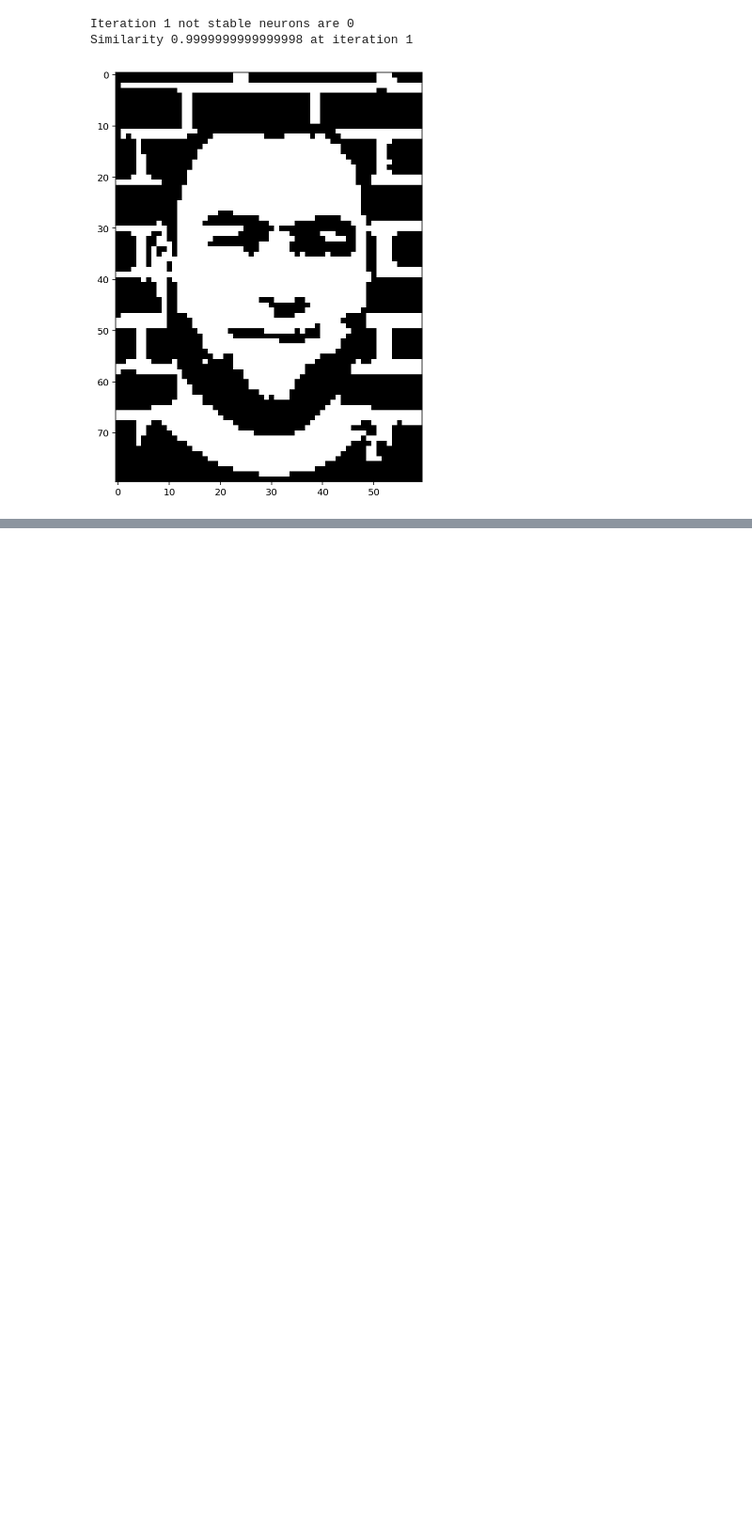
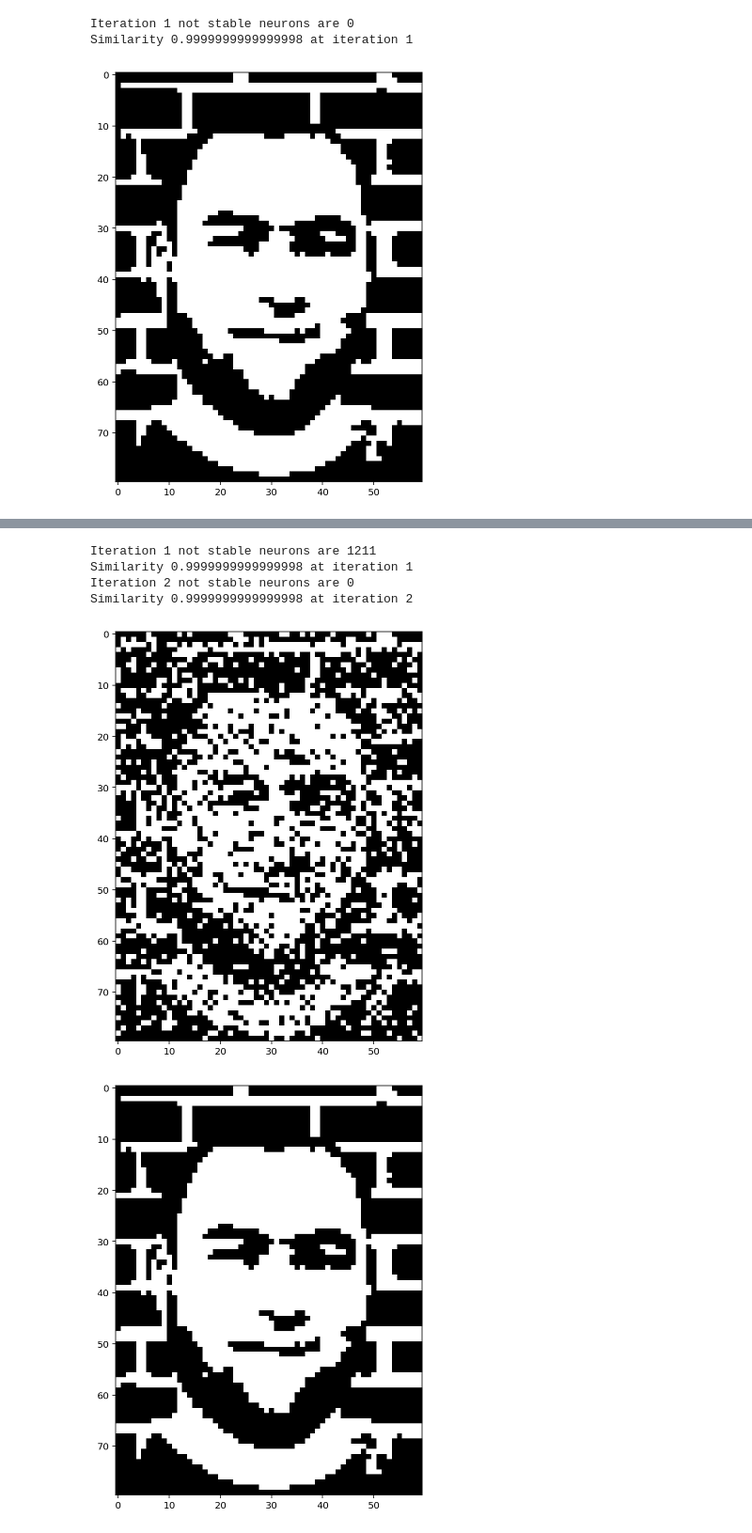
Before and after one commit to albertodelazzari/hopfield-net-neo4j, a Jupyter notebook: associative_memory.ipynb, the cells around one changed output, grey strips where cells are left out. Shown: that part at 94% size. Saved outputs shown, nothing was run; the diff lists cells and outputs as text; code cells hidden in the pictures; blank space fills up the shorter version.

```diff
--- a/associative_memory.ipynb
+++ b/associative_memory.ipynb
@@ -371,0 +442,21 @@ Similarity 0.9999999999999998 at iteration 3
+# %%
+thresholded_image = thresholdImage(resized_image)
+# 20% of the pixels will be flipped, if 255 then 0 otherwise 255
+noisy_image = random_noise(thresholded_image)
+plt.figure(figsize=(8, 8))
+plt.imshow(noisy_image, cmap='gray', vmin=0, vmax=255)
+
+noisy_array = shrinkMatrix(noisy_image)
+noisy_pattern = toNetworkPattern(noisy_array)
+
+with driver.session() as session:
+    session.run(init_pattern_query, {'pattern': noisy_pattern})
+
+retrieve_image(noisy_pattern, micheal_hunger_pattern)
+# %% [output]
+Iteration 1 not stable neurons are 1211
+Similarity 0.9999999999999998 at iteration 1
+Iteration 2 not stable neurons are 0
+Similarity 0.9999999999999998 at iteration 2
+[figure, added]
+[figure, added]
```
Also changed, not shown: parts of 15 cells of this notebook, 1 other file.
